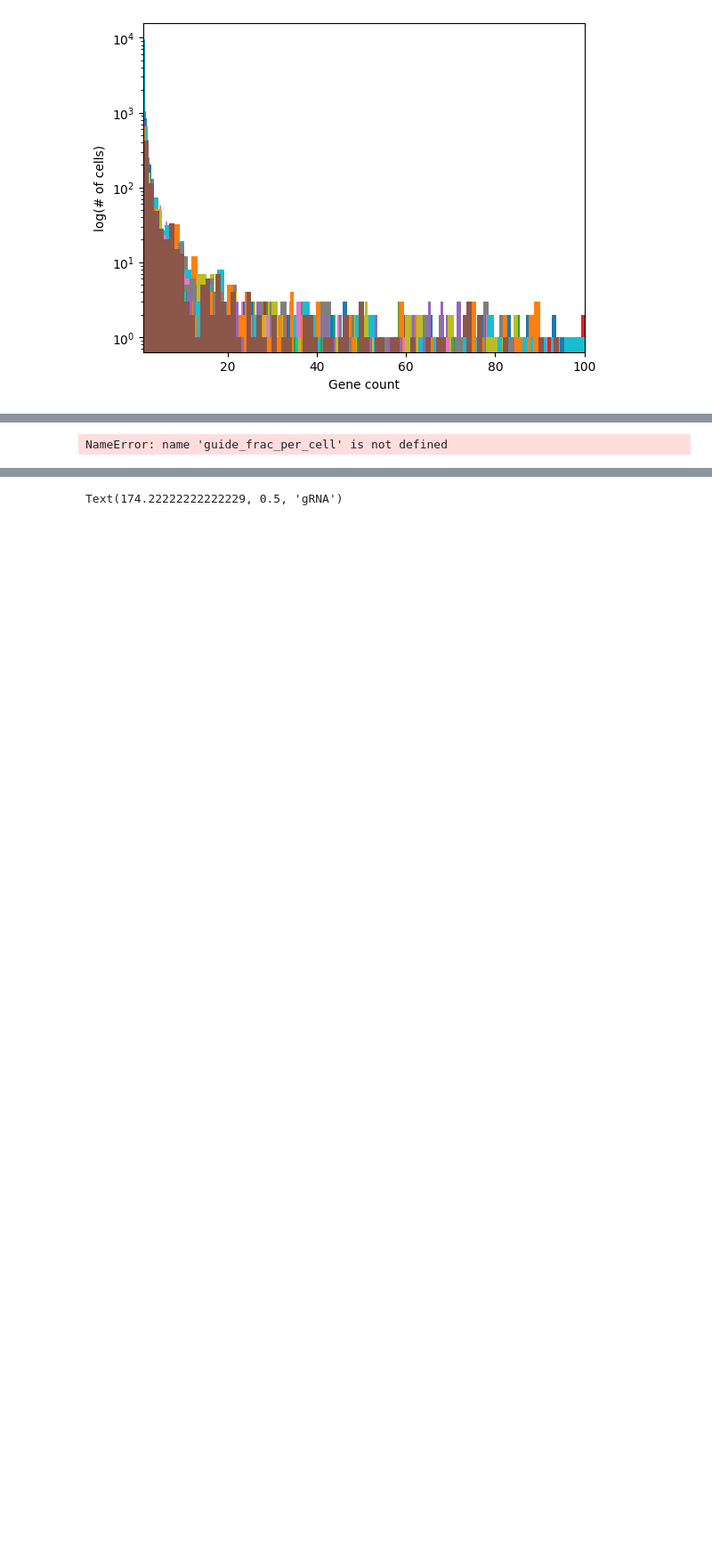
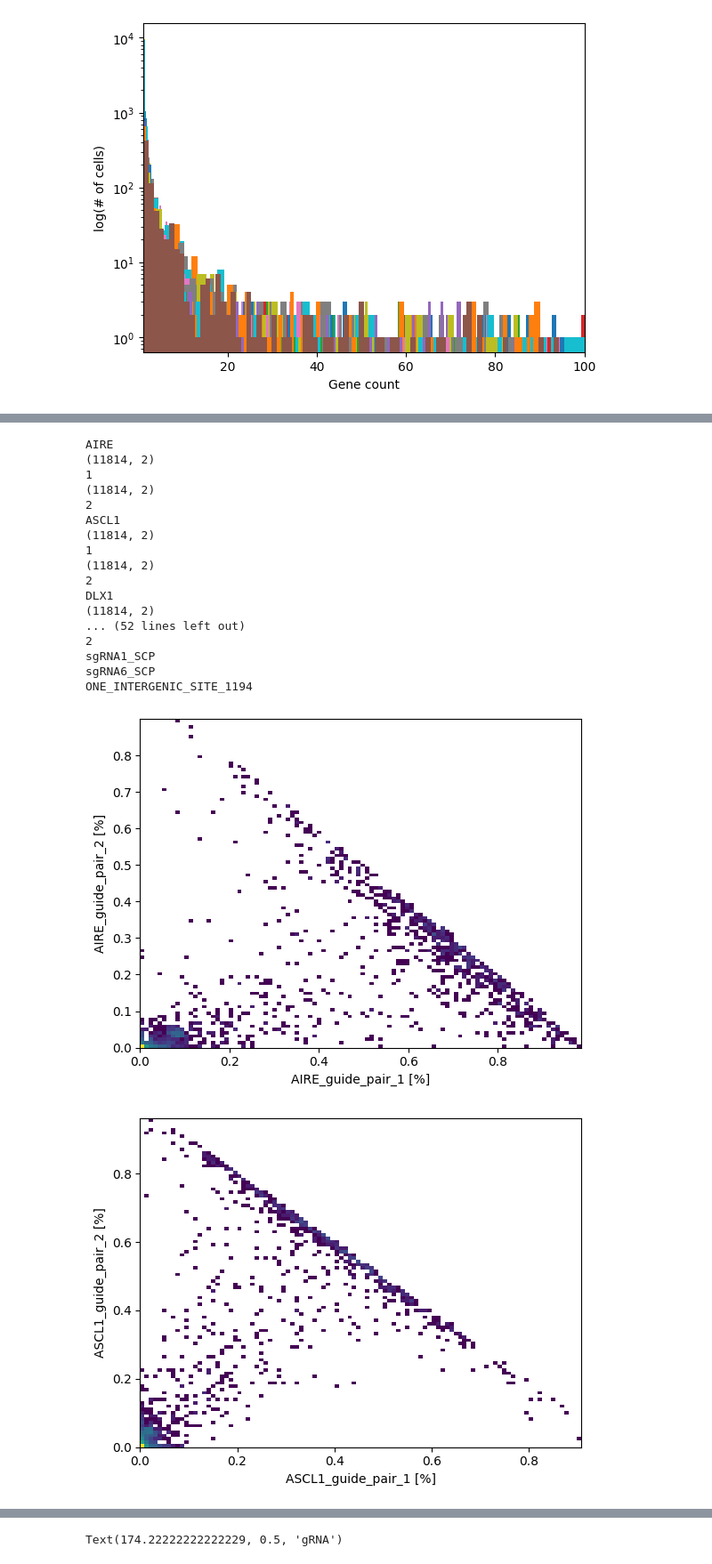
Before and after one commit to vitkl/cell2state_tf_activation, a Jupyter notebook: scripts/Kevin/20230116_crispra_scrna_exploration.ipynb, the cells around one changed output, grey strips where cells are left out. Shown at 89% size. Saved outputs shown, nothing was run; the diff lists cells and outputs as text; code cells hidden in the pictures; blank space fills up the shorter version.

Commit message:
created fraction plot for each pair_guide

```diff
--- a/scripts/Kevin/20230116_crispra_scrna_exploration.ipynb
+++ b/scripts/Kevin/20230116_crispra_scrna_exploration.ipynb
@@ -192,14 +211,16 @@ adata_filtered.var.loc[adata_filtered.var['guide_pool'].isin(['sgRNA1', 'sgRNA6'
 guide_pool_list = []
 #calculate fraction of each guide pool
 for pool in adata_filtered.var['guide_pool'].unique():
-    print(pool)
-    guide_pool_list.append(pool)
+
+    #calculate fraction of each guide pool
     idx = np.where(adata_filtered.var['guide_pool'] == pool)[0]
     tmp_frac = dense_count_2d_arr[:,idx].sum(axis=1)/dense_count_2d_arr.sum(axis=1)
+    guide_pool_list.append(tmp_frac)
     tmp_frac.sort(axis=0)
+
     plt.plot(tmp_frac)
     #plot legend with short_name
-    plt.legend(guide_pool_list,bbox_to_anchor=(1.05, 1), loc='upper left', borderaxespad=0.)
+    plt.legend(adata_filtered.var['guide_pool'].unique(),bbox_to_anchor=(1.05, 1), loc='upper left', borderaxespad=0.)
 
     plt.xlabel('cell index')
 
@@ -238,14 +230,55 @@ for x in range(0,guide_frequency.shape[1]):
-# %%
-for x in range(0,guide_frequency.shape[1]):
-
-    plt.plot(guide_frac_per_cell[:,x])
-
-    plt.xlabel('Number of cells')
-
-    plt.ylabel('Guide fraction (%)')
-
-    plt.ylabel('Number of cells')
-    #set lower xlim to 1, to exclude zero values
-    plt.gca().set_xlim(left=5000)
-# %% [output]
-NameError: name 'guide_frac_per_cell' is not defined
+# %%
+guides = adata_filtered.var_names.str.rstrip('_1|_2').unique()
+for short_name in expected_guides:
+    print(short_name)
+    tmp_guides = guides[guides.str.contains(short_name)]
+
+
+
+
+    if len(tmp_guides) == 2:
+        #create empty list to store fraction of each guide pair
+        curr_guide_pool = []
+        fig,axs = plt.subplots()
+
+        for i,guide_name in enumerate(tmp_guides):
+            tmp_adata=adata_filtered[:,adata_filtered.var_names.str.contains(guide_name)]
+            print(tmp_adata.X.shape)
+            #calculate fraction of each guide pair
+            tmp_frac = tmp_adata.X.sum(axis=1)/adata_filtered.X.sum(axis=1)
+            curr_guide_pool.append(tmp_frac)
+            print(len(curr_guide_pool))
+
+        #concatenate all fractions of each guide pair
+        curr_guide_pool = np.concatenate(curr_guide_pool,axis=1)
+        #convert to numpy array
+        curr_guide_pool = np.array(curr_guide_pool)
+
+
+        #plot scatter plot of guide pair fraction
+
+        plt.hist2d(curr_guide_pool[:,0],curr_guide_pool[:,1],bins=100,density=True,
+                        norm = colors.LogNorm())
+        #add x and y label
+        plt.xlabel(f'{short_name}_guide_pair_1 [%]')
+        plt.ylabel(f'{short_name}_guide_pair_2 [%]')
+# %% [output]
+AIRE
+(11814, 2)
+1
+(11814, 2)
+2
+ASCL1
+(11814, 2)
+1
+(11814, 2)
+2
+DLX1
+(11814, 2)
+... (52 lines left out)
+2
+sgRNA1_SCP
+sgRNA6_SCP
+ONE_INTERGENIC_SITE_1194
+[figure, added]
+[figure, added]
```
Also changed, not shown: parts of 6 cells of this notebook.
